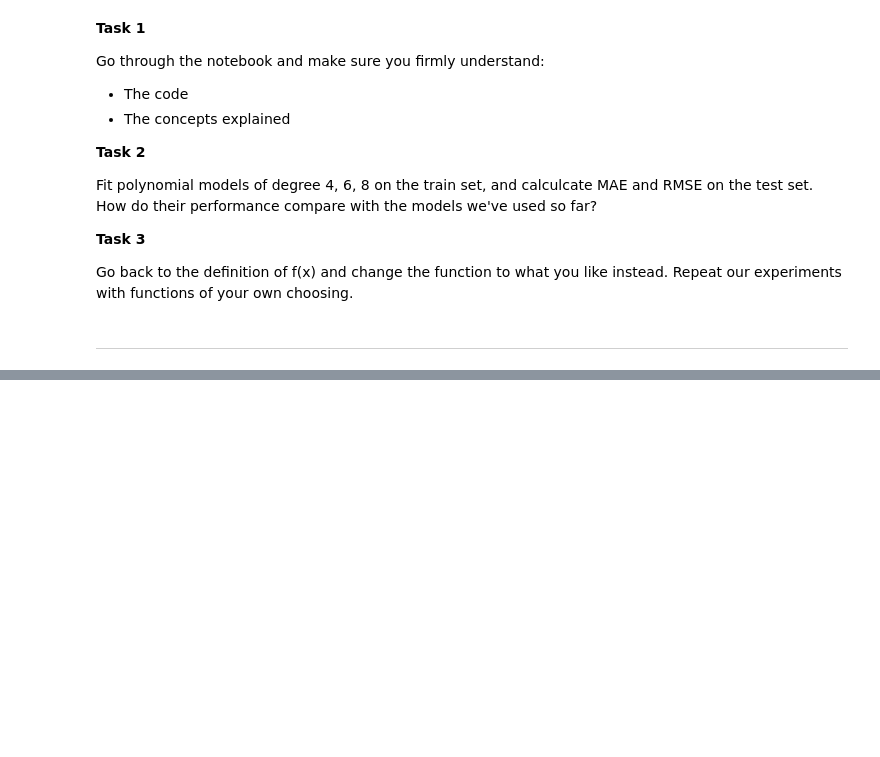
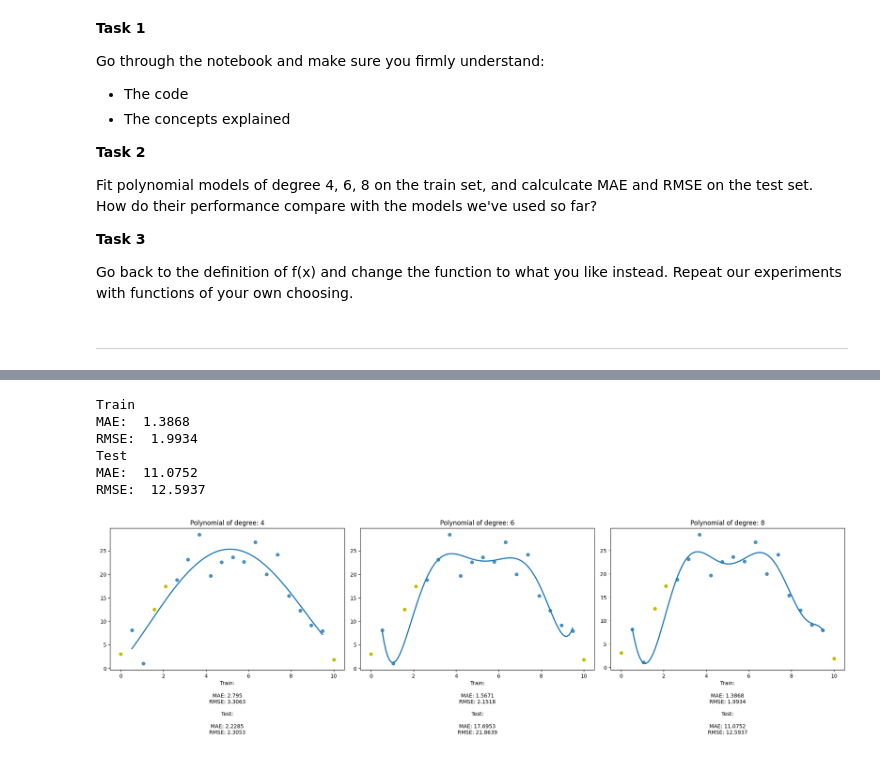
Before and after one commit to aleylani/Machine-Learning-AI24, a Jupyter notebook: notebooks/week1_lab03_train_test_split.ipynb, the cells around one changed output, grey strips where cells are left out. Drawn from its saved outputs; the diff is of its cells as text; code cells hidden in the pictures; blank space fills up the shorter version.

```diff
--- a/notebooks/week1_lab03_train_test_split.ipynb
+++ b/notebooks/week1_lab03_train_test_split.ipynb
@@ -428,0 +532,22 @@ Go back to the definition of f(x) and change the function to what you like inste
+# %%
+# Degree 4
+
+w4, w3, w2, w1, b = np.polyfit(x_train, y_train, deg=4) # note, we only fit on the train set here
+
+y_hat_train_polyomial_degree_4 = [polynomial_model_degree_4(x, w4, w3, w2, w1, b) for x in x_train]
+y_hat_test_polynomial_degree_4 = [polynomial_model_degree_4(x, w4, w3, w2, w1, b) for x in x_test]
+
+
+polynomial_model_train_degree_4_MAE = MAE(y_train, y_hat_train_polyomial_degree_4)
+polynomial_model_test_degree_4_MAE = MAE(y_test, y_hat_test_polynomial_degree_4)
+
+polynomial_model_train_degree_4_RMSE = RMSE(y_train, y_hat_train_polyomial_degree_4)
+polynomial_model_test_degree_4_RMSE = RMSE(y_test, y_hat_test_polynomial_degree_4)
+
+print('Train')
+print('MAE: ', polynomial_model_train_degree_4_MAE)
+print('RMSE:', polynomial_model_train_degree_4_RMSE)
+
+print('Test')
+print('MAE: ', polynomial_model_test_degree_4_MAE)
+print('RMSE:', polynomial_model_test_degree_4_RMSE)
@@ -428,0 +594,55 @@ Go back to the definition of f(x) and change the function to what you like inste
+# %%
+# Degree 8
+
+
+w8, w7, w6, w5, w4, w3, w2, w1, b = np.polyfit(x_train, y_train, deg=8) # note, we only fit on the train set here
+
+y_hat_train_polynomial_degree_8 = [polynomial_model_degree_8(x, w8, w7, w6, w5, w4, w3, w2, w1, b) for x in x_train]
+y_hat_test_polynomial_degree_8 = [polynomial_model_degree_8(x, w8, w7, w6, w5, w4, w3, w2, w1, b) for x in x_test]
+
+polynomial_model_train_degree_8_MAE = MAE(y_train, y_hat_train_polynomial_degree_8)
+polynomial_model_test_degree_8_MAE = MAE(y_test, y_hat_test_polynomial_degree_8)
+
+polynomial_model_train_degree_8_RMSE = RMSE(y_train, y_hat_train_polynomial_degree_8)
+polynomial_model_test_degree_8_RMSE = RMSE(y_test, y_hat_test_polynomial_degree_8)
+
+
+print('Train')
+
+print('MAE: ', polynomial_model_train_degree_8_MAE)
+print('RMSE: ', polynomial_model_train_degree_8_RMSE)
+
+
+print('Test')
+print('MAE: ', polynomial_model_test_degree_8_MAE)
+print('RMSE: ', polynomial_model_test_degree_8_RMSE)
+# %% [output]
+Train
+MAE:  1.3868
+RMSE:  1.9934
+Test
+MAE:  11.0752
+RMSE:  12.5937
+# %%
+# plot the results so that we can see what we've done
+
+degrees = [4, 6, 8]
+all_train_maes = [polynomial_model_train_degree_4_MAE, polynomial_model_train_degree_6_MAE, polynomial_model_train_degree_8_MAE]
+all_train_mses = [polynomial_model_train_degree_4_RMSE, polynomial_model_train_degree_6_RMSE, polynomial_model_train_degree_8_RMSE]
+
+all_test_maes = [polynomial_model_test_degree_4_MAE, polynomial_model_test_degree_6_MAE, polynomial_model_test_degree_8_MAE]
+all_test_mses = [polynomial_model_test_degree_4_RMSE, polynomial_model_test_degree_6_RMSE, polynomial_model_test_degree_8_RMSE]
+
+
+fig, ax = plt.subplots(1, 3, figsize=(20, 6), dpi=100)
+
+for i, degree in enumerate(degrees):
+    sns.regplot(x=x_train, y=y_train, order=degree, ax=ax[i], ci=None)
+    ax[i].scatter(x_test, y_test, color='y')
+    ax[i].set_title(f"Polynomial of degree: {degree}")
+    ax[i].set_xlabel(f"Train:\n\nMAE: {all_train_maes[i]}\nRMSE: {all_train_mses[i]}\n\nTest:\n\nMAE: {all_test_maes[i]}\nRMSE: {all_test_mses[i]}")
+
+fig.tight_layout()
+plt.show()
+# %% [output]
+[figure, added]
```
Also changed, not shown: parts of 18 cells of this notebook.
